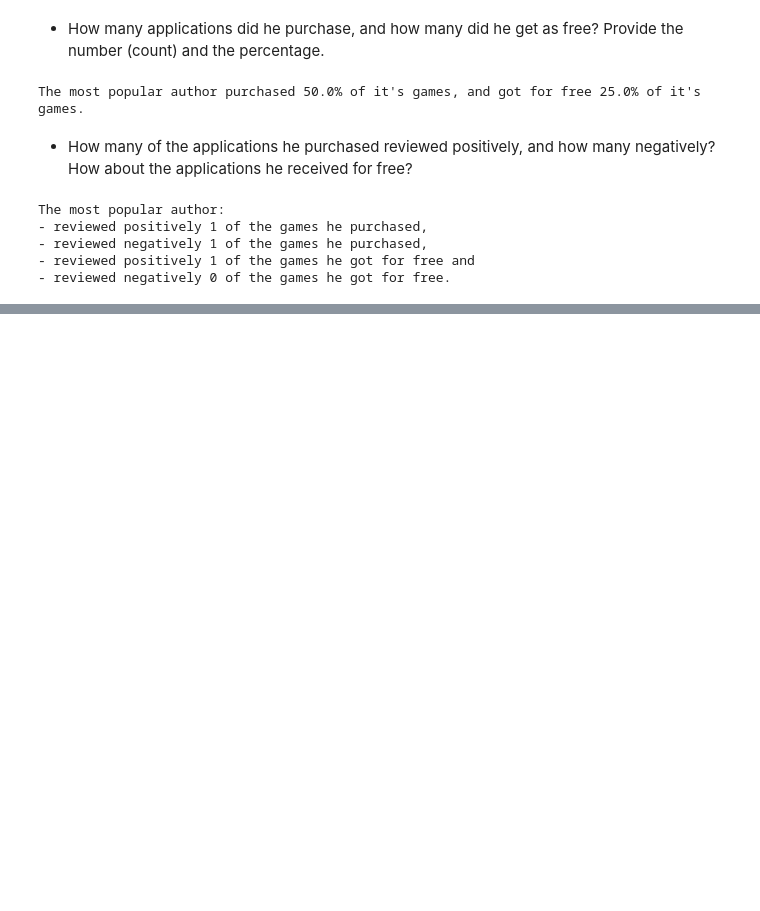
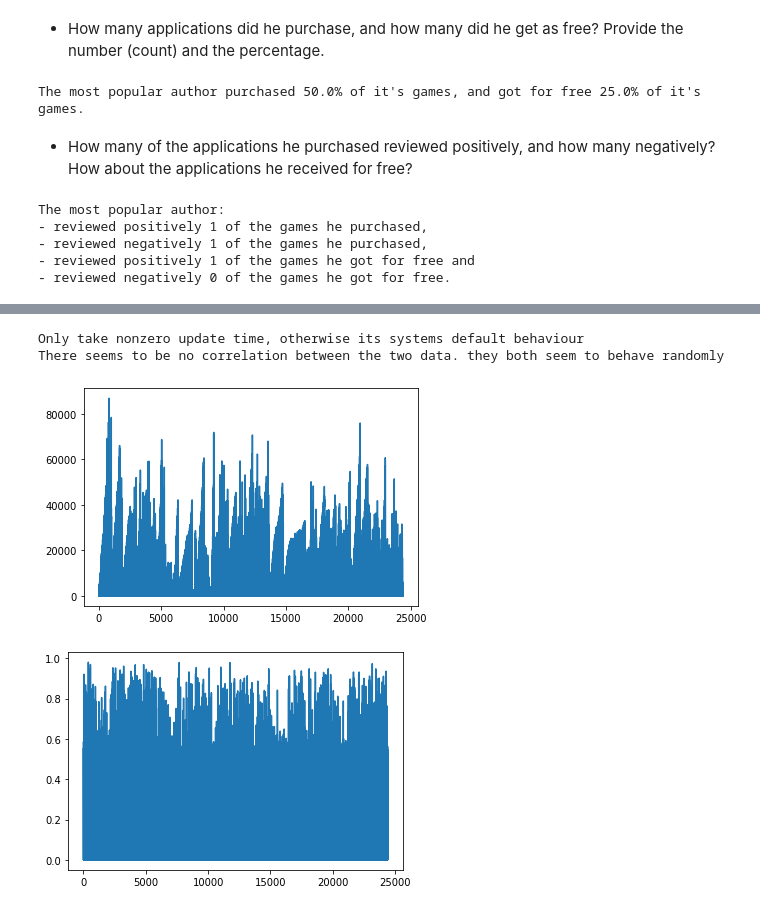
Before and after one commit to pepi99/adm-hw2, a Jupyter notebook: main.ipynb, the cells around one changed output, grey strips where cells are left out. Saved outputs shown, nothing was run; the diff lists cells and outputs as text; code cells hidden in the pictures; blank space fills up the shorter version.

```diff
--- a/main.ipynb
+++ b/main.ipynb
@@ -215,0 +232,17 @@ The most popular author:
+# %%
+valid_updates = df[(df['timestamp_updated'] - df['timestamp_created'] > 0)]
+print('Only take nonzero update time, otherwise its systems default behaviour')
+
+x = (valid_updates['timestamp_updated'] - valid_updates['timestamp_created']).apply(lambda x: int(x/3600)).values
+plt.figure(0)
+plt.plot(x)
+y = valid_updates['weighted_vote_score'].values
+
+plt.figure(1)
+plt.plot(y)
+print('There seems to be no correlation between the two data. they both seem to behave randomly')
+# %% [output]
+Only take nonzero update time, otherwise its systems default behaviour
+There seems to be no correlation between the two data. they both seem to behave randomly
+[figure, added]
+[figure, added]
```
Also changed, not shown: parts of 10 cells of this notebook.
